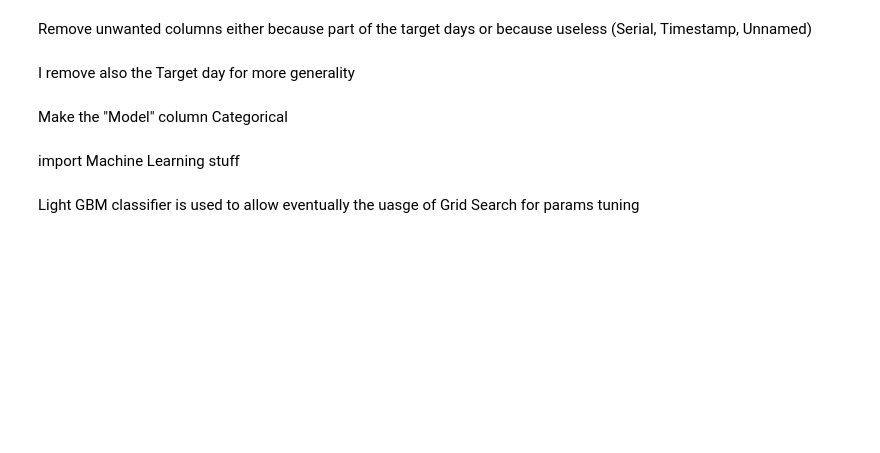
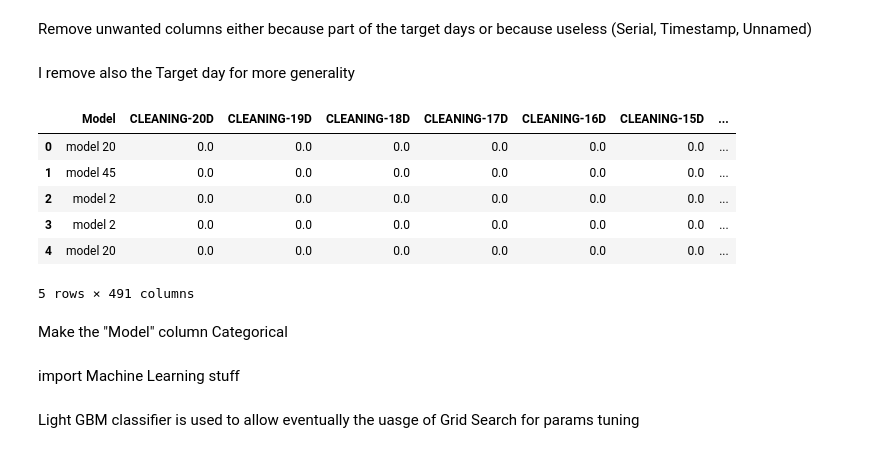
Before and after one commit to mallibus/Flairbit-Coffee-Machines-DataWranglin, a Jupyter notebook: LGBM Tabular 03_01_Fault_Clean_Count.ipynb, the cells around one changed output. Drawn from its saved outputs; the diff is of its cells as text; code cells hidden in the pictures; blank space fills up the shorter version.

```diff
--- a/LGBM Tabular 03_01_Fault_Clean_Count.ipynb
+++ b/LGBM Tabular 03_01_Fault_Clean_Count.ipynb
@@ -110,6 +131,16 @@ df = df.drop(columns_to_drop,axis=1)
 I remove also the Target day for more generality
 # %%
 df = df.drop('Target day',axis=1)
+# %%
+df.head()
+# %% [output]
+|  | Model | CLEANING-20D | CLEANING-19D | CLEANING-18D | CLEANING-17D | CLEANING-16D | CLEANING-15D | ... |
+| 0 | model 20 | 0.0 | 0.0 | 0.0 | 0.0 | 0.0 | 0.0 | ... |
+| 1 | model 45 | 0.0 | 0.0 | 0.0 | 0.0 | 0.0 | 0.0 | ... |
+| 2 | model 2 | 0.0 | 0.0 | 0.0 | 0.0 | 0.0 | 0.0 | ... |
+| 3 | model 2 | 0.0 | 0.0 | 0.0 | 0.0 | 0.0 | 0.0 | ... |
+| 4 | model 20 | 0.0 | 0.0 | 0.0 | 0.0 | 0.0 | 0.0 | ... |
+5 rows × 491 columns
 # %% [markdown]
 Make the "Model" column Categorical
 # %%
```
Also changed, not shown: parts of 20 cells of this notebook, 2 other files.
